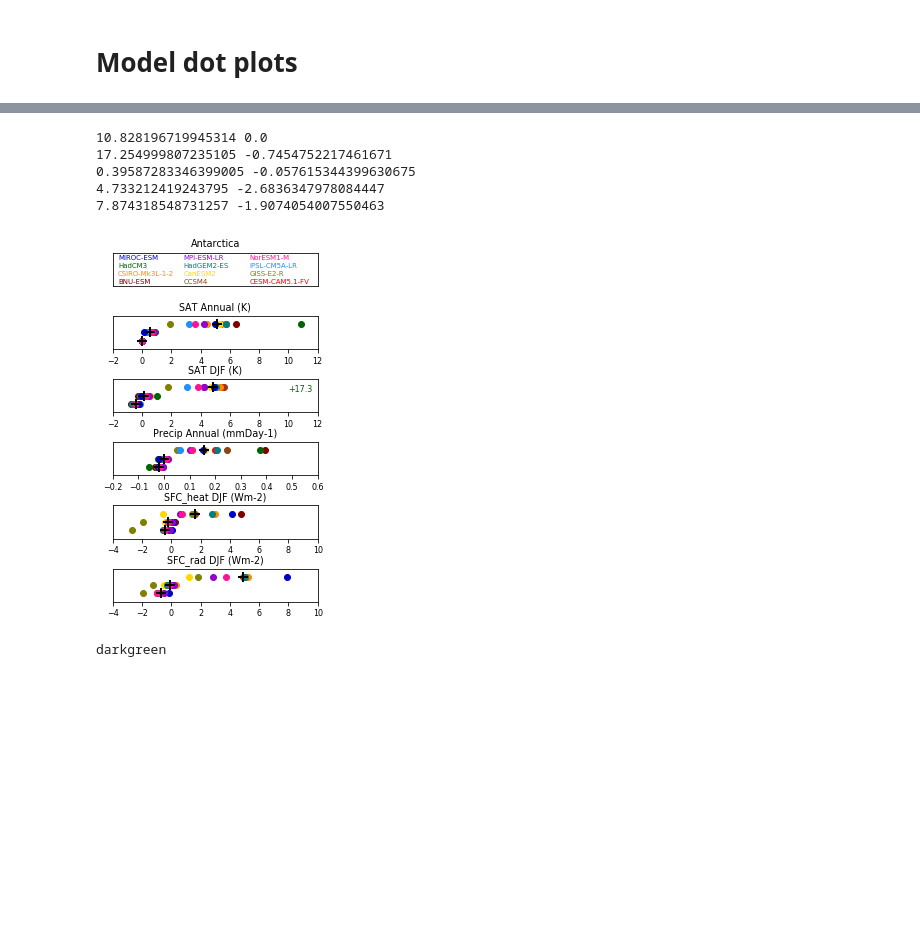
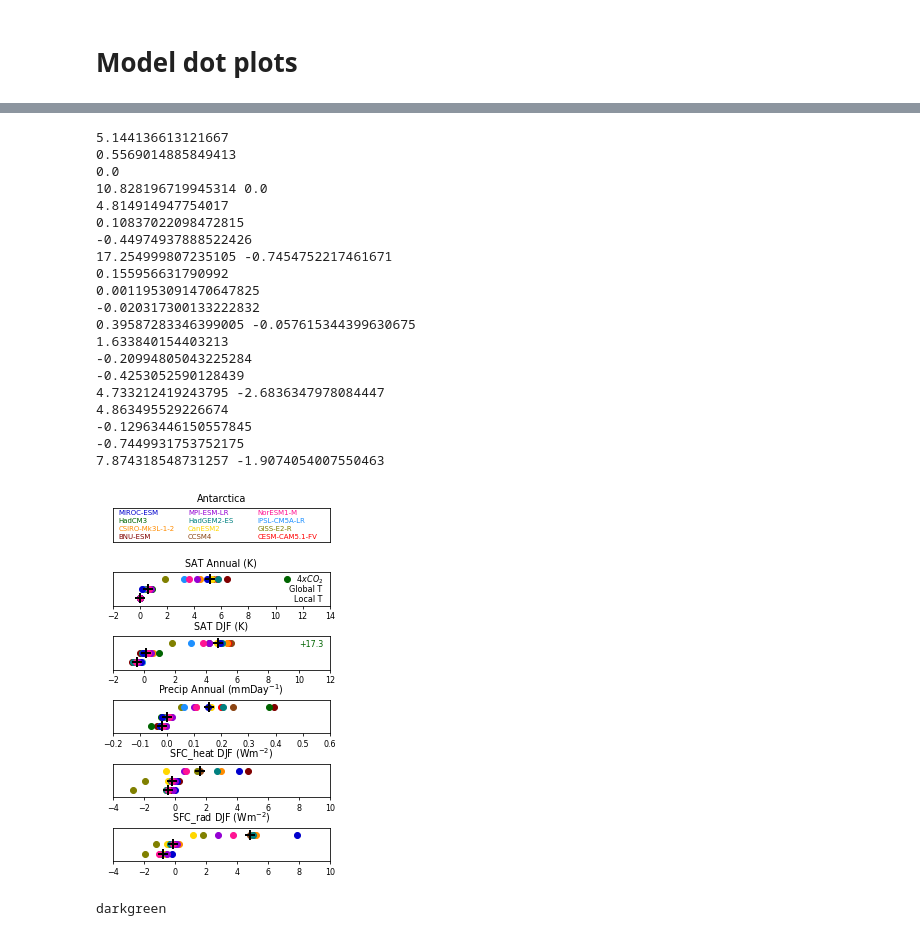
Before and after one commit to pjirvine/GeoMIP_SMB, a Jupyter notebook: scripts/Figure_Notebook.ipynb, the cells around one changed output, grey strips where cells are left out. Cells and saved outputs as stored; diff of their text form; code cells hidden in the pictures; blank space fills up the shorter version.

```diff
--- a/scripts/Figure_Notebook.ipynb
+++ b/scripts/Figure_Notebook.ipynb
@@ -278,10 +277,12 @@ def get_model_data(mask, seas, var_short, exp_anom):
     df = df_dict[mask,seas][var_short+'_'+exp_anom]
     return df.values[0:12]
 
-def plot_models(y_val, series):
+def plot_models(y_val, series, print_median=True):
     for idx in xrange(12): # plot all models (NANs not plotted as standard)
         plt.plot(series[idx], y_val, 'o', color=model_cols[idx])
     plt.plot(np.nanmedian(series), y_val, '+', color='k', markersize=10, mew=2) # plot median
+    if print_median:
+        print np.nanmedian(series)
 # %%
 """
 G1x and G1xx efficacy plots
@@ -715,9 +775,15 @@ ax = fig.add_subplot(612)
 plot_anom_set('antarctica', 'ann', 'tas', extra_anom)
 
 ax.set_ylim(0,1)
-ax.set_xlim(-2,12)
+ax.set_xlim(-2,14)
 ax.set_title('SAT Annual (K)')
 plt.tick_params(axis='y',which='both',left=False,right=False,labelleft=False)
+plt.tick_params(axis='both',length=3)
+
+# legend
+plt.text(11.0,0.7,'   $4xCO_2$')
+plt.text(11.0,0.4,'Global T')
+plt.text(11.0,0.1,'  Local T')
 
 """
 SAT DJF plot
@@ -730,7 +796,8 @@ ax.set_ylim(0,1)
 ax.set_xlim(-2,12)
 ax.set_title('SAT DJF (K)')
 plt.tick_params(axis='y',which='both',left=False,right=False,labelleft=False)
-plt.text(10,0.7,'+17.3',color='darkgreen', verticalalignment='center')
+plt.text(10,0.75,'+17.3',color='darkgreen', verticalalignment='center')
+plt.tick_params(axis='both',length=3)
 
 """
 Precip Ann plot
@@ -741,8 +808,9 @@ plot_anom_set('antarctica', 'ann', 'pr', extra_anom)
 
 ax.set_ylim(0,1)
 ax.set_xlim(-0.2,0.6)
-ax.set_title('Precip Annual (mmDay-1)')
+ax.set_title('Precip Annual (mmDay$^{-1}$)')
 plt.tick_params(axis='y',which='both',left=False,right=False,labelleft=False)
+plt.tick_params(axis='both',length=3)
 
 """
 sfc_heat DJF plot
@@ -753,39 +821,56 @@ plot_anom_set('antarctica', 'djf', 'sfc_heat', extra_anom)
 
 ax.set_ylim(0,1)
 ax.set_xlim(-4,10)
-ax.set_title('SFC_heat DJF (Wm-2)')
+ax.set_title('SFC_heat DJF (Wm$^{-2}$)')
 plt.tick_params(axis='y',which='both',left=False,right=False,labelleft=False)
+plt.tick_params(axis='both',length=3)
 
 """
 sfc_rad DJF plot
 """
 ax = fig.add_subplot(616)
 
 plot_anom_set('antarctica', 'djf', 'sfc_rad', extra_anom)
 
 ax.set_ylim(0,1)
 ax.set_xlim(-4,10)
-ax.set_title('SFC_rad DJF (Wm-2)')
+ax.set_title('SFC_rad DJF (Wm$^{-2}$)')
 plt.tick_params(axis='y',which='both',left=False,right=False,labelleft=False)
+plt.tick_params(axis='both',length=3)
 
 """
 Finish up figure
 """
 
-plt.subplots_adjust(top=0.98, bottom=0.1, left=0.10, right=0.95, hspace=0.9,
+plt.subplots_adjust(top=0.94, bottom=0.05, left=0.05, right=0.95, hspace=0.9,
                     wspace=0.35)
 
 plt.savefig(out_dir+'antarctica_anoms.png', format='png', dpi=480)
 plt.savefig(out_dir+'antarctica_anoms.eps', format='eps', dpi=480)
 
 plt.show()
 # %% [output]
+5.144136613121667
+0.5569014885849413
+0.0
 10.828196719945314 0.0
+4.814914947754017
+0.10837022098472815
+-0.44974937888522426
 17.254999807235105 -0.7454752217461671
+0.155956631790992
+0.0011953091470647825
+-0.020317300133222832
 0.39587283346399005 -0.057615344399630675
+1.633840154403213
+-0.20994805043225284
+-0.4253052590128439
 4.733212419243795 -2.6836347978084447
+4.863495529226674
+-0.12963446150557845
+-0.7449931753752175
 7.874318548731257 -1.9074054007550463
-[figure, old version]
+[figure, new version]
 # %%
 print model_cols[6]
 # %% [output]
```
Also changed, not shown: parts of 5 cells of this notebook, 8 other files.
